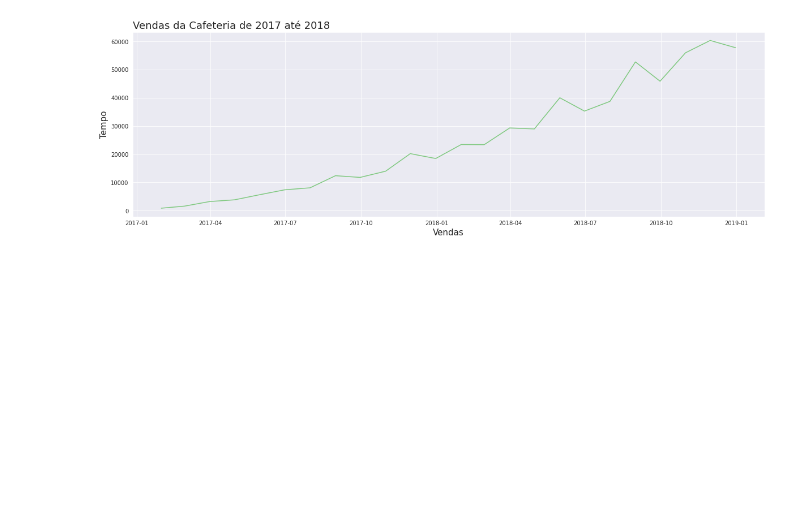
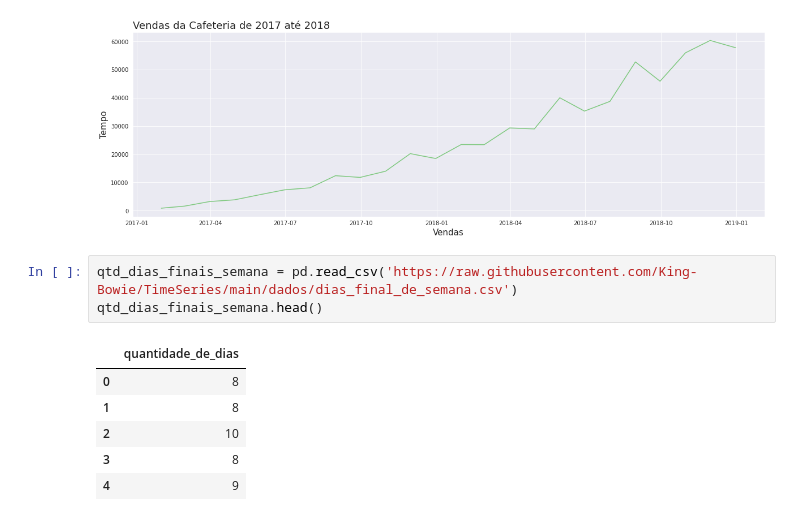
Before and after one commit to King-Bowie/TimeSeries, a Jupyter notebook: TimeSeries.ipynb, the cells around one changed output. Drawn from its saved outputs; the diff is of its cells as text; blank space fills up the shorter version.

```diff
--- a/TimeSeries.ipynb
+++ b/TimeSeries.ipynb
@@ -457,3 +457,13 @@ cafe.head()
 plotar("Vendas da Cafeteria de 2017 até 2018",'Vendas','Tempo','mes','vendas',cafe)
 # %% [output]
 [figure]
+# %%
+qtd_dias_finais_semana = pd.read_csv('https://raw.githubusercontent.com/King-Bowie/TimeSeries/main/dados/dias_final_de_semana.csv')
+qtd_dias_finais_semana.head()
+# %% [output]
+|  | quantidade_de_dias |
+| 0 | 8 |
+| 1 | 8 |
+| 2 | 10 |
+| 3 | 8 |
+| 4 | 9 |
```
Also changed, not shown: parts of 6 cells of this notebook.
